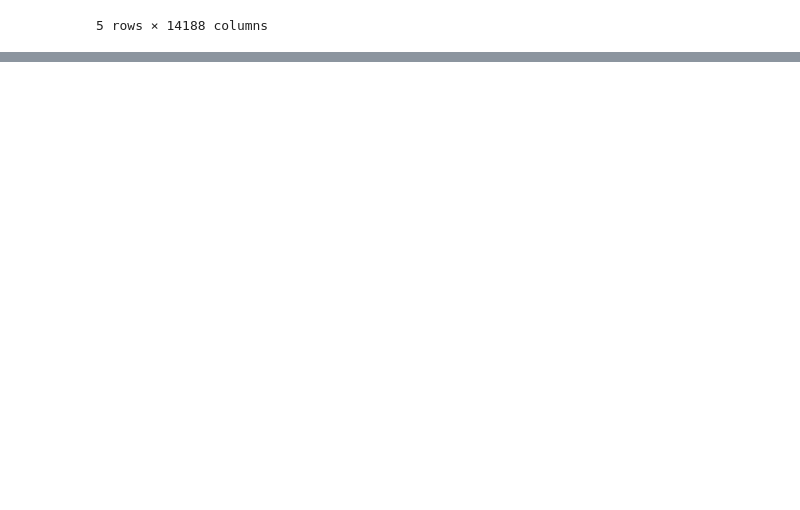
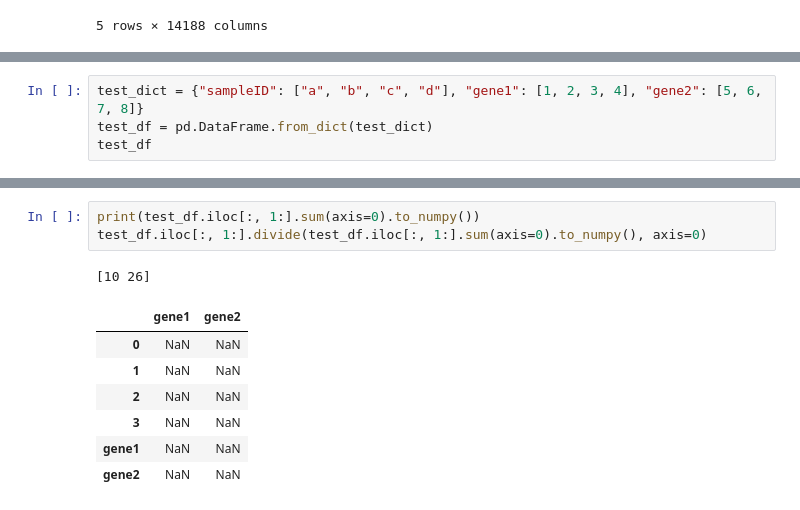
Before and after one commit to Eden5165/workshop_genomic, a Jupyter notebook: test_notebook_yael.ipynb, the cells around one changed output, grey strips where cells are left out. Cells and saved outputs as stored; diff of their text form; blank space fills up the shorter version.

```diff
--- a/test_notebook_yael.ipynb
+++ b/test_notebook_yael.ipynb
@@ -221,0 +260,4 @@ beat_rnaseq_x_tcga_trans.columns[0]
+# %%
+test_dict = {"sampleID": ["a", "b", "c", "d"], "gene1": [1, 2, 3, 4], "gene2": [5, 6, 7, 8]}
+test_df = pd.DataFrame.from_dict(test_dict)
+test_df
@@ -221,0 +270,12 @@ beat_rnaseq_x_tcga_trans.columns[0]
+# %%
+print(test_df.iloc[:, 1:].sum(axis=0).to_numpy())
+test_df.iloc[:, 1:].divide(test_df.iloc[:, 1:].sum(axis=0).to_numpy(), axis=0)
+# %% [output]
+[10 26]
+|  | gene1 | gene2 |
+| 0 | NaN | NaN |
+| 1 | NaN | NaN |
+| 2 | NaN | NaN |
+| 3 | NaN | NaN |
+| gene1 | NaN | NaN |
+| gene2 | NaN | NaN |
```
Also changed, not shown: parts of 9 cells of this notebook, 2 other files.
